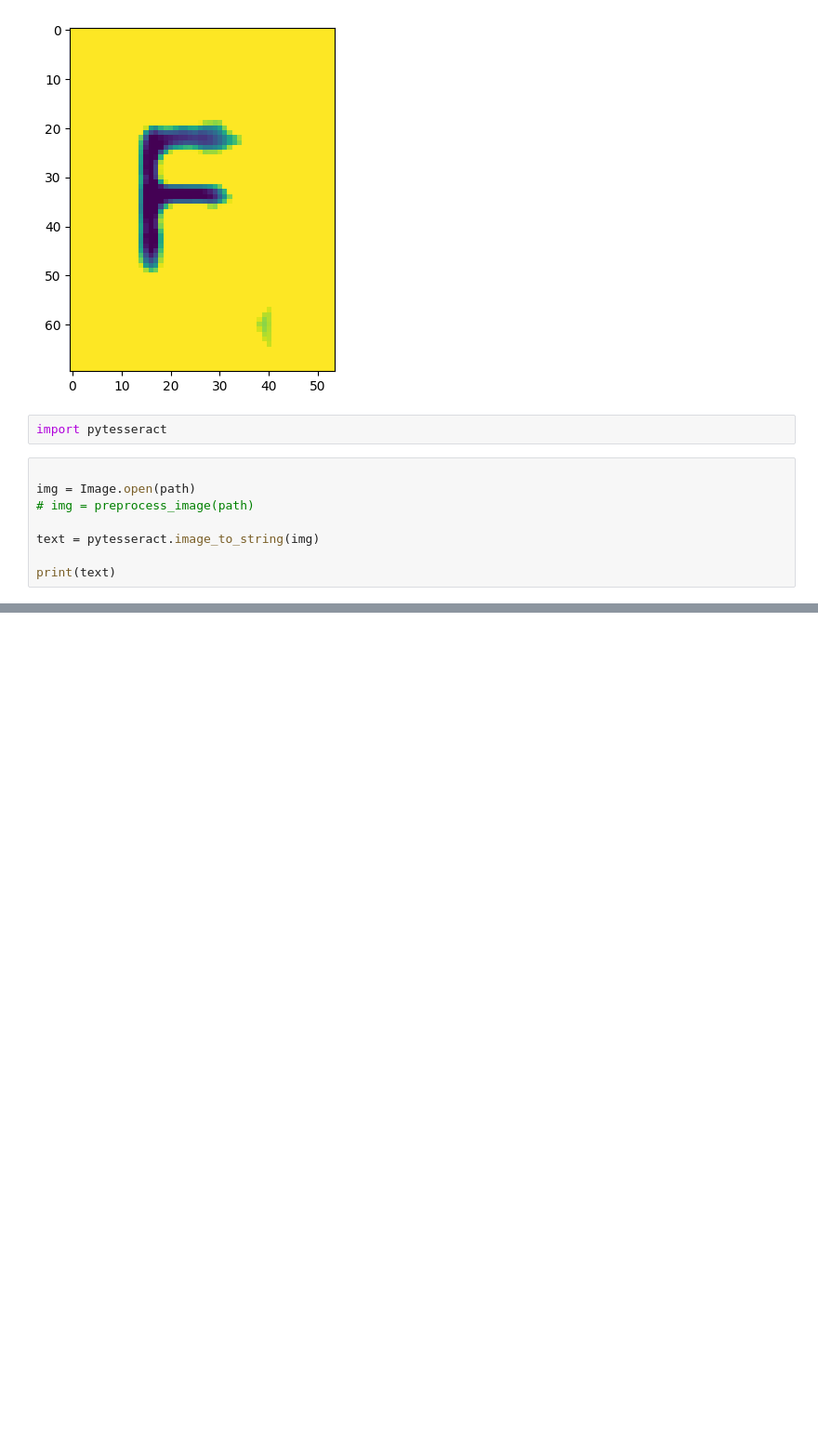
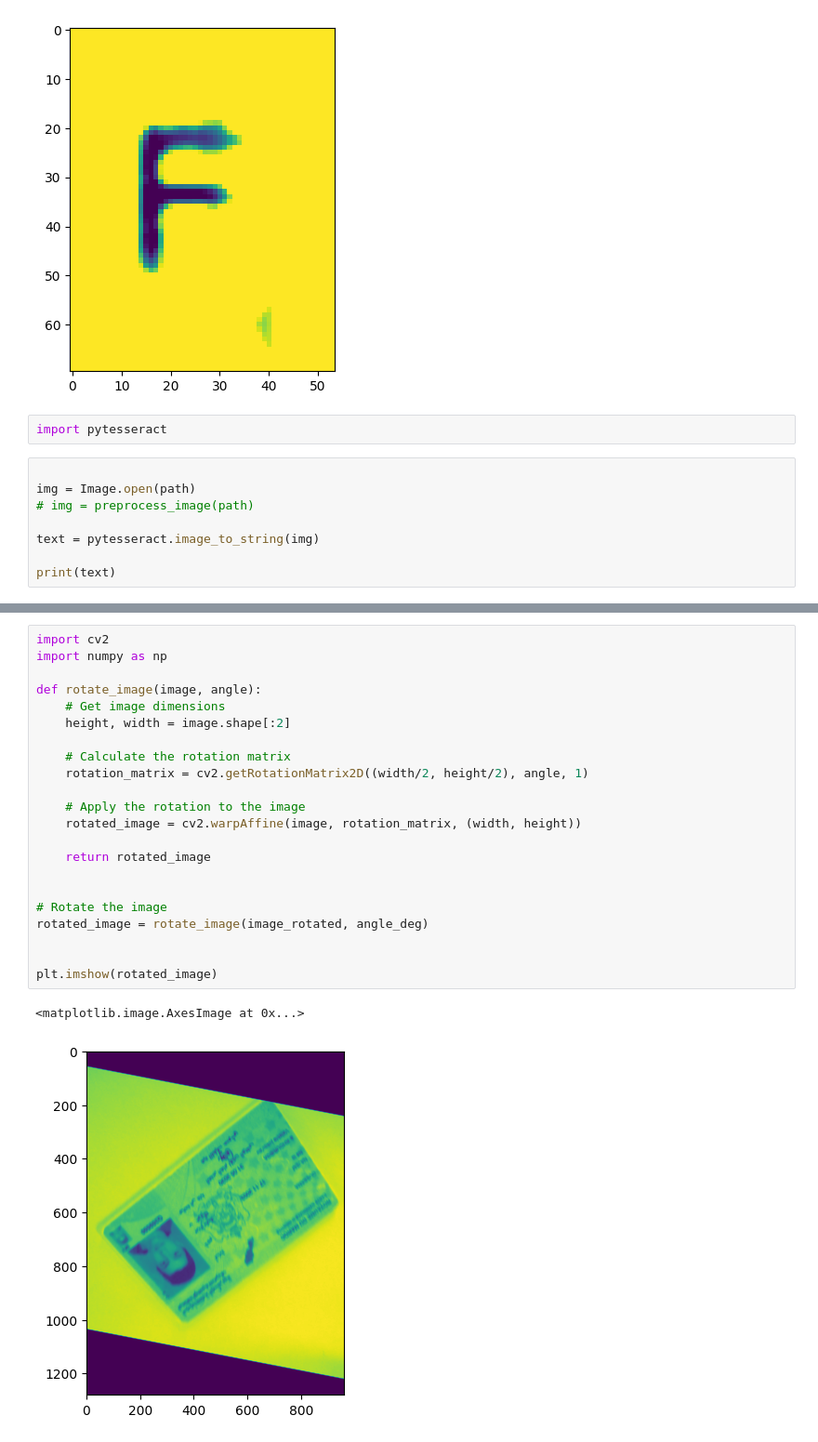
Before and after one commit to HEIZENNBERG/moroccan_idCard_scanner, a Jupyter notebook: test.ipynb, the cells around one changed output, grey strips where cells are left out. Shown at 93% size. Cells and saved outputs as stored; diff of their text form; blank space fills up the shorter version.

```diff
--- a/test.ipynb
+++ b/test.ipynb
@@ -74,0 +172,25 @@ print(text)
+# %%
+import cv2
+import numpy as np
+
+def rotate_image(image, angle):
+    # Get image dimensions
+    height, width = image.shape[:2]
+
+    # Calculate the rotation matrix
+    rotation_matrix = cv2.getRotationMatrix2D((width/2, height/2), angle, 1)
+
+    # Apply the rotation to the image
+    rotated_image = cv2.warpAffine(image, rotation_matrix, (width, height))
+
+    return rotated_image
+
+
+# Rotate the image
+rotated_image = rotate_image(image_rotated, angle_deg)
+
+
+plt.imshow(rotated_image)
+# %% [output]
+<matplotlib.image.AxesImage at 0x...>
+[figure, added]
```
Also changed, not shown: parts of 3 cells of this notebook, 3 other files.
